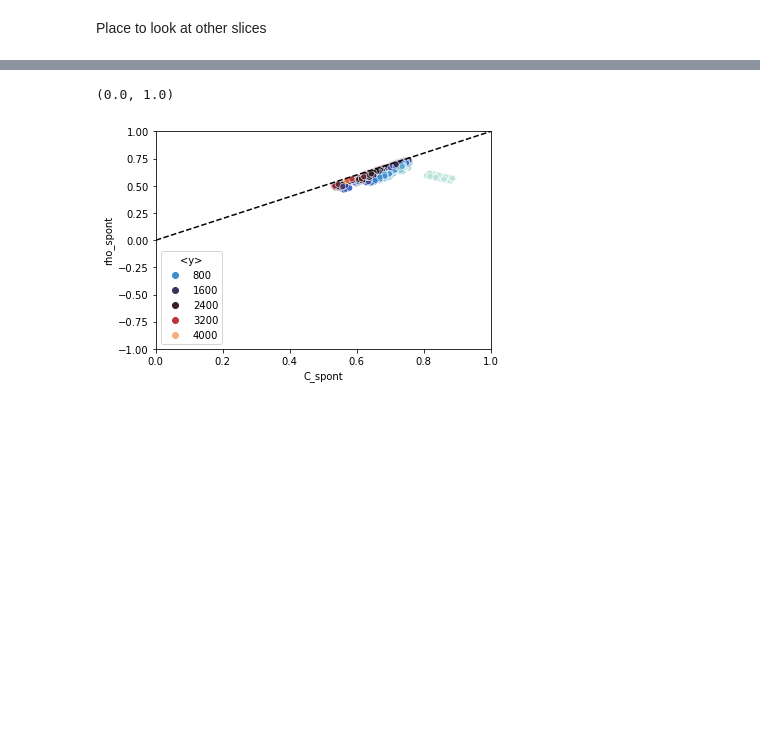
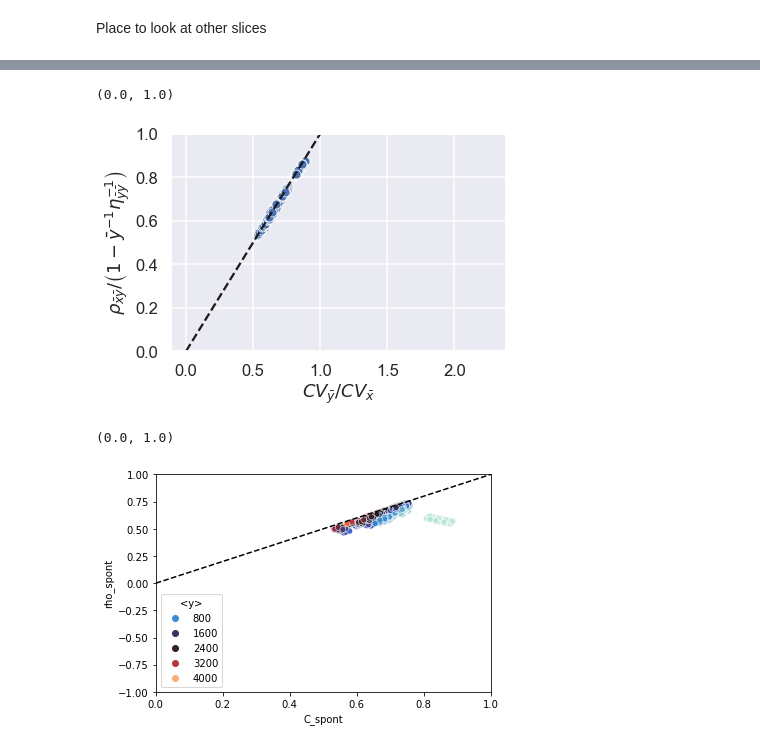
Before and after one commit to s-iyengar/StochFiniteDiffs, a Jupyter notebook: nofy_pointsplot.ipynb, the cells around one changed output, grey strips where cells are left out. Cells and saved outputs as stored; diff of their text form; code cells hidden in the pictures; blank space fills up the shorter version.

```diff
--- a/nofy_pointsplot.ipynb
+++ b/nofy_pointsplot.ipynb
@@ -108,4 +114,16 @@ df['rho_spont'] = df["cov(x,y)"]/np.sqrt(df["Var(x)"]*df["Var(y)"])
 df['C_spont'] = (np.sqrt(df["Var(y)"])/df["<y>"])/(np.sqrt(df["Var(x)"])/df["<x>"])
+# %%
+#bounds = 0.9*df['C_spont'].min(),1.1*df['C_spont'].max()
+bounds=0,1.1*df['C_spont'].max()
+t=np.linspace(bounds[0],bounds[1])
+sns.scatterplot(data=df[df['covcheck']==True],x='C_spont',y='rhocorr',palette='icefire')
+plt.plot(t,t,'k--')
+plt.ylabel(r'$\rho_{\bar{x}\bar{y}}/\left(1-\bar{y}^{-1}\eta_{\bar{y}\bar{y}}^{-1}\right)$')
+plt.xlabel(r"$CV_{\bar{y}}/CV_{\bar{x}} $")
+plt.ylim(0,1)
+# %% [output]
+(0.0, 1.0)
+[figure, added]
 # %%
 #bounds = 0.9*df['C_spont'].min(),1.1*df['C_spont'].max()
 bounds=0,1.1*df['C_spont'].max()
```
Also changed, not shown: parts of 7 cells of this notebook, 16 other files.
